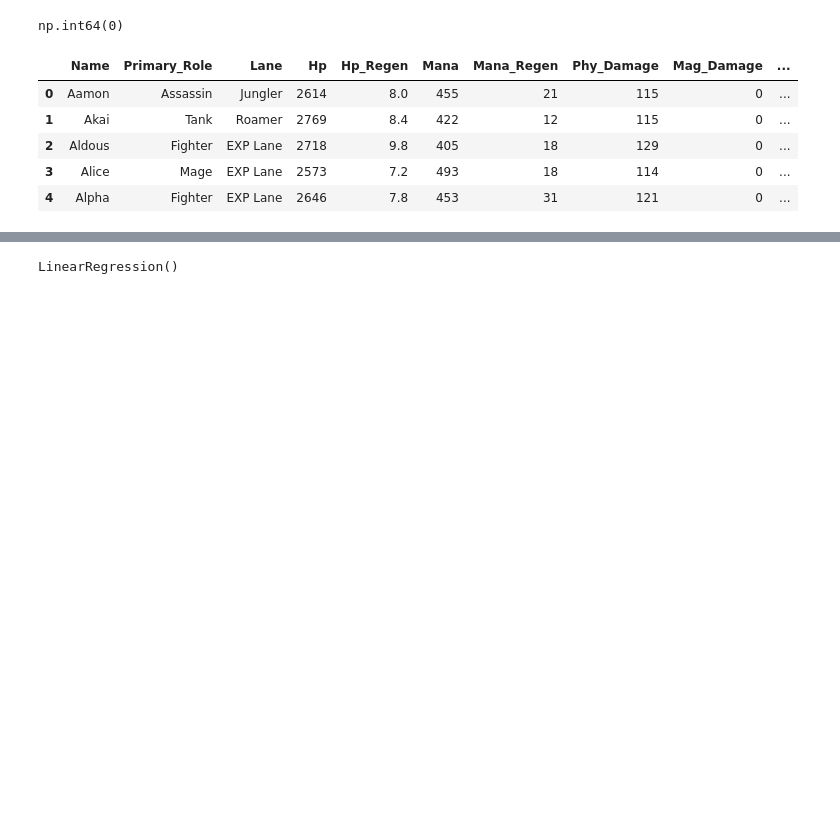
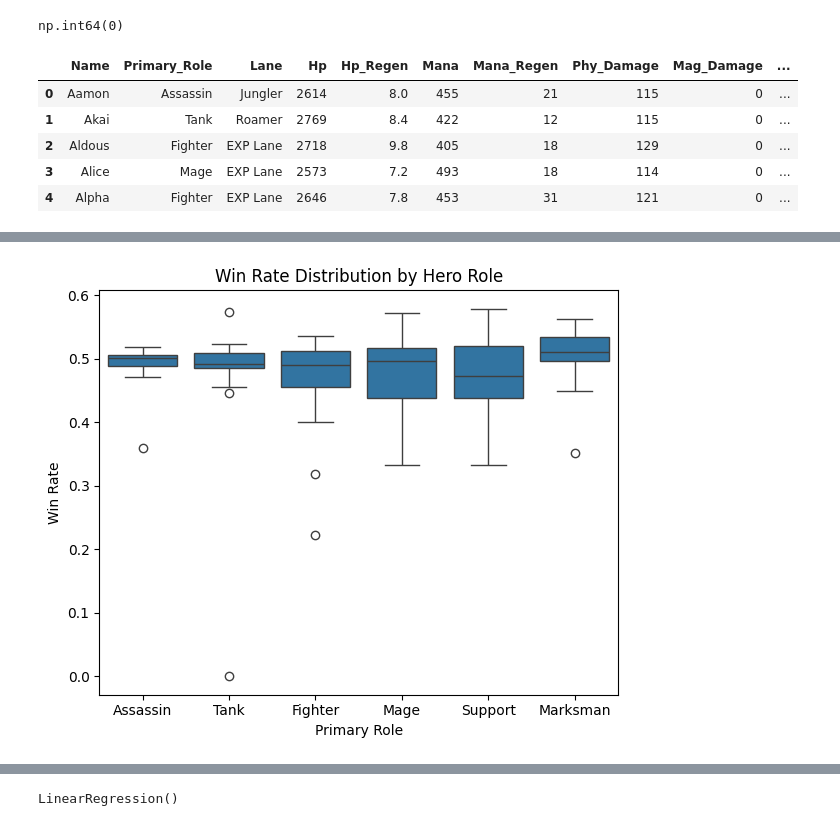
Before and after one commit to AisyIffat/project-mlbb-draft-predictor, a Jupyter notebook: project.ipynb, the cells around one changed output, grey strips where cells are left out. Saved outputs shown, nothing was run; the diff lists cells and outputs as text; code cells hidden in the pictures; blank space fills up the shorter version.

```diff
--- a/project.ipynb
+++ b/project.ipynb
@@ -153,2 +150,12 @@ Win_rate          -0.054161       0.038052  -0.091032  1.000000
+# %%
+plt.figure(figsize=(6,5))
+sns.boxplot(x="Primary_Role",y="Win_rate",data=hero)
+plt.xlabel("Primary Role")
+plt.ylabel("Win Rate")
+plt.title("Win Rate Distribution by Hero Role")
+plt.tight_layout()
+plt.show()
+# %% [output]
+[figure, added]
 # %%
 plt.figure()
```
Also changed, not shown: parts of 20 cells of this notebook, 4 other files.
